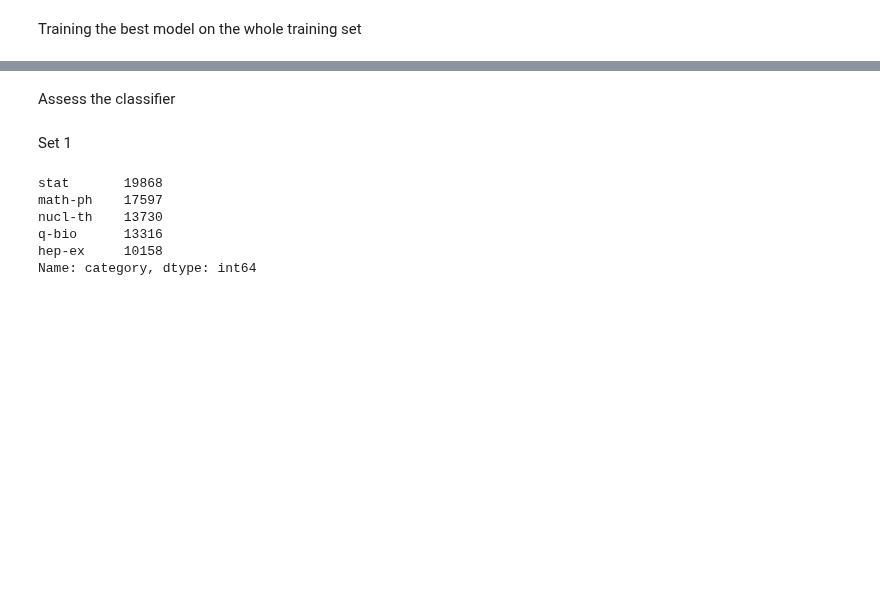
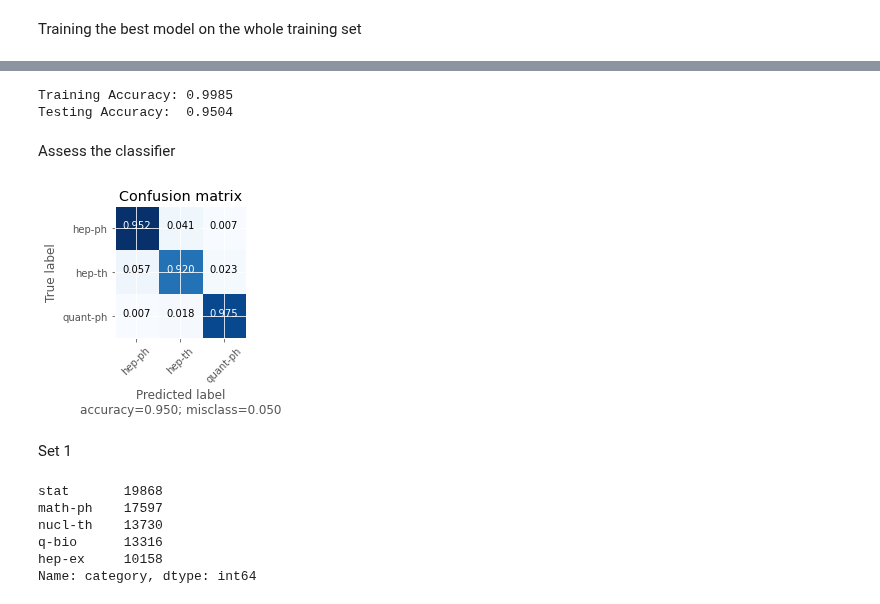
Before and after one commit to matteo-perillo/Abstracts-classification, a Jupyter notebook: 04_CNN with embedding.ipynb, the cells around one changed output, grey strips where cells are left out. Cells and saved outputs as stored; diff of their text form; code cells hidden in the pictures; blank space fills up the shorter version.

```diff
--- a/04_CNN with embedding.ipynb
+++ b/04_CNN with embedding.ipynb
@@ -340,3 +353,11 @@ plot_history(history)
+# %%
+loss, accuracy = model.evaluate(X_train, dummy_y_train, verbose=False)
+print("Training Accuracy: {:.4f}".format(accuracy))
+loss, accuracy = model.evaluate(X_test, dummy_y_test, verbose=False)
+print("Testing Accuracy:  {:.4f}".format(accuracy))
+# %% [output]
+Training Accuracy: 0.9985
+Testing Accuracy:  0.9504
 # %% [markdown]
 Assess the classifier
 # %%
@@ -345,9 +366,11 @@ test_predicted_classes0 = test_predicted_prob0.argmax(1)
 # %%
 #Confusion matrix
 conf = confusion_matrix(encoded_y_test0, test_predicted_classes0)
 le_name_mapping = dict(zip(encoder.transform(encoder.classes_), encoder.classes_))
 class_codes = [le_name_mapping[i] for i in range(3)]
-plot_confusion_matrix(conf, class_codes, name = 'nn0')
+plot_confusion_matrix(conf, class_codes, name = 'cnn0')
+# %% [output]
+[figure, added]
 # %% [markdown]
 Set 1
 # %%
```
Also changed, not shown: parts of 11 cells of this notebook.
